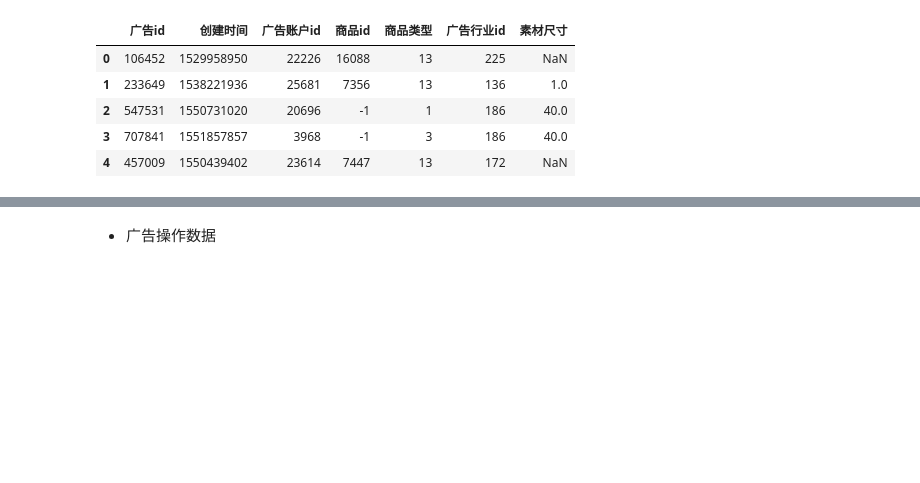
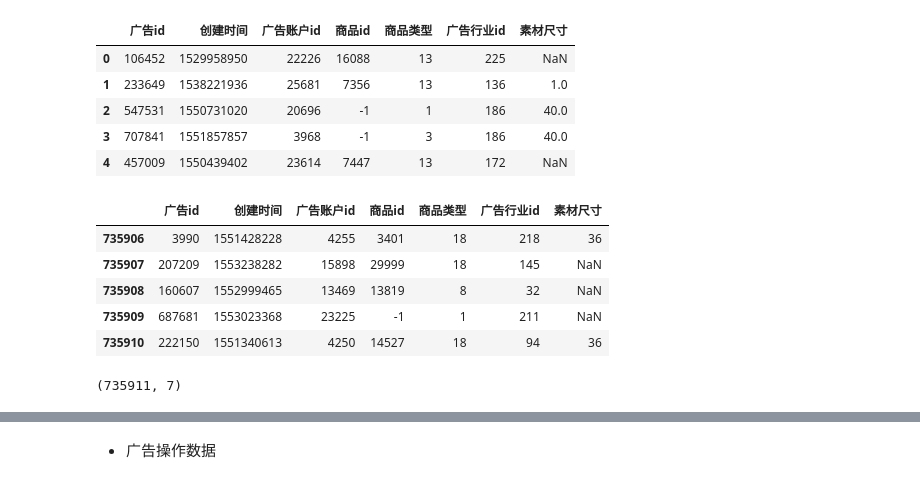
Before and after one commit to AutuanLiu/2019TencentAlgorithm, a Jupyter notebook: nbs/pro_data.ipynb, the cells around one changed output, grey strips where cells are left out. Saved outputs shown, nothing was run; the diff lists cells and outputs as text; code cells hidden in the pictures; blank space fills up the shorter version.

```diff
--- a/nbs/pro_data.ipynb
+++ b/nbs/pro_data.ipynb
@@ -147,3 +155,16 @@ ad_static_feature.get_chunk(5)
 | 2 | 547531 | 1550731020 | 20696 | -1 | 1 | 186 | 40.0 |
 | 3 | 707841 | 1551857857 | 3968 | -1 | 3 | 186 | 40.0 |
 | 4 | 457009 | 1550439402 | 23614 | 7447 | 13 | 172 | NaN |
+# %%
+ad_s = pd.read_csv(root/'ad_static_feature.out', sep='\t', header=None, names=col_names, low_memory=False)
+# %%
+ad_s.tail()
+ad_s.shape
+# %% [output]
+|  | 广告id | 创建时间 | 广告账户id | 商品id | 商品类型 | 广告行业id | 素材尺寸 |
+| 735906 | 3990 | 1551428228 | 4255 | 3401 | 18 | 218 | 36 |
+| 735907 | 207209 | 1553238282 | 15898 | 29999 | 18 | 145 | NaN |
+| 735908 | 160607 | 1552999465 | 13469 | 13819 | 8 | 32 | NaN |
+| 735909 | 687681 | 1553023368 | 23225 | -1 | 1 | 211 | NaN |
+| 735910 | 222150 | 1551340613 | 4250 | 14527 | 18 | 94 | 36 |
+(735911, 7)
```
Also changed, not shown: parts of 4 cells of this notebook, 3 other files.
